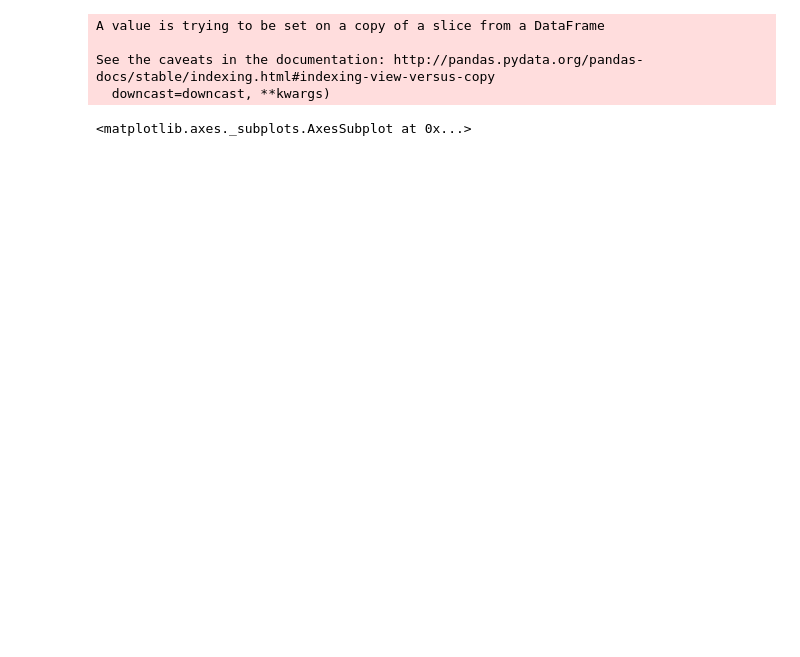
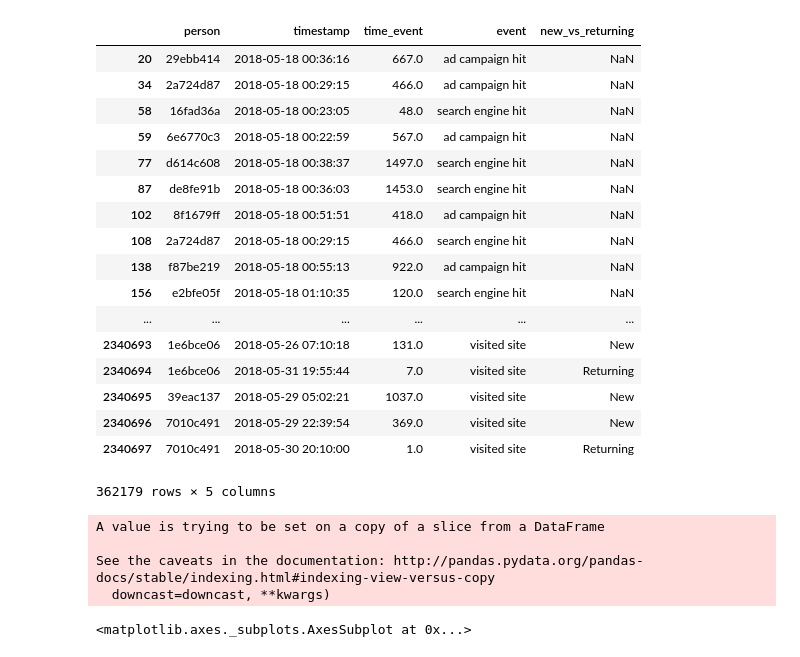
Before and after one commit to FrancoChoque/TP2Datos, a Jupyter notebook: tiempo_sesiones.ipynb, the cells around one changed output. Cells and saved outputs as stored; diff of their text form; code cells hidden in the pictures; blank space fills up the shorter version.

```diff
--- a/tiempo_sesiones.ipynb
+++ b/tiempo_sesiones.ipynb
@@ -48,6 +48,27 @@ g = g.sort_values(by='time_event',ascending=False)
 g = g.loc[g['time_event']>0]
 # %%
 datos = pd.merge(datos,g,on=['person','timestamp'],how='left')
+# %%
+datos[['person','timestamp','time_event','event','new_vs_returning']].loc[datos['time_event']>0]
+# %% [output]
+|  | person | timestamp | time_event | event | new_vs_returning |
+| 20 | 29ebb414 | 2018-05-18 00:36:16 | 667.0 | ad campaign hit | NaN |
+| 34 | 2a724d87 | 2018-05-18 00:29:15 | 466.0 | ad campaign hit | NaN |
+| 58 | 16fad36a | 2018-05-18 00:23:05 | 48.0 | search engine hit | NaN |
+| 59 | 6e6770c3 | 2018-05-18 00:22:59 | 567.0 | ad campaign hit | NaN |
+| 77 | d614c608 | 2018-05-18 00:38:37 | 1497.0 | search engine hit | NaN |
+| 87 | de8fe91b | 2018-05-18 00:36:03 | 1453.0 | search engine hit | NaN |
+| 102 | 8f1679ff | 2018-05-18 00:51:51 | 418.0 | ad campaign hit | NaN |
+| 108 | 2a724d87 | 2018-05-18 00:29:15 | 466.0 | search engine hit | NaN |
+| 138 | f87be219 | 2018-05-18 00:55:13 | 922.0 | ad campaign hit | NaN |
+| 156 | e2bfe05f | 2018-05-18 01:10:35 | 120.0 | search engine hit | NaN |
+| ... | ... | ... | ... | ... | ... |
+| 2340693 | 1e6bce06 | 2018-05-26 07:10:18 | 131.0 | visited site | New |
+| 2340694 | 1e6bce06 | 2018-05-31 19:55:44 | 7.0 | visited site | Returning |
+| 2340695 | 39eac137 | 2018-05-29 05:02:21 | 1037.0 | visited site | New |
+| 2340696 | 7010c491 | 2018-05-29 22:39:54 | 369.0 | visited site | New |
+| 2340697 | 7010c491 | 2018-05-30 20:10:00 | 1.0 | visited site | Returning |
+362179 rows × 5 columns
 # %%
 datos['timestamp'] = pd.to_datetime(datos['timestamp'])
 datos['dia'] = datos['timestamp'].dt.day
```
Also changed, not shown: parts of 17 cells of this notebook, 3 other files.
